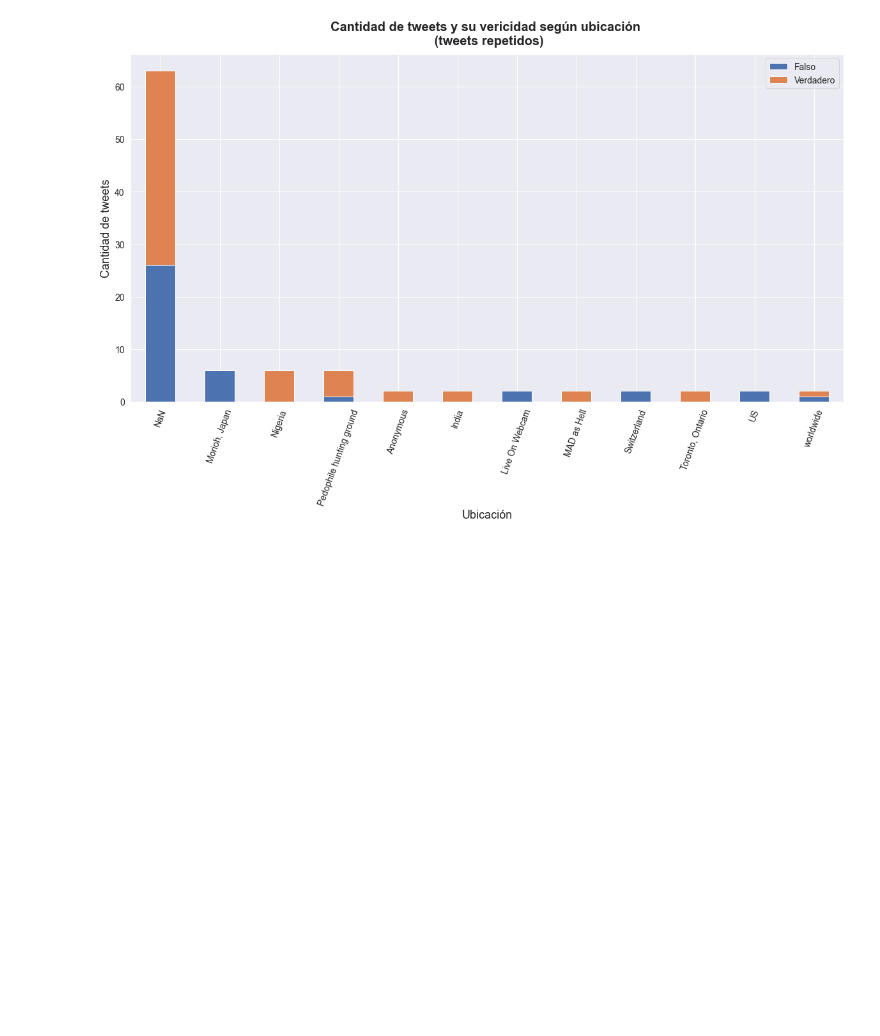
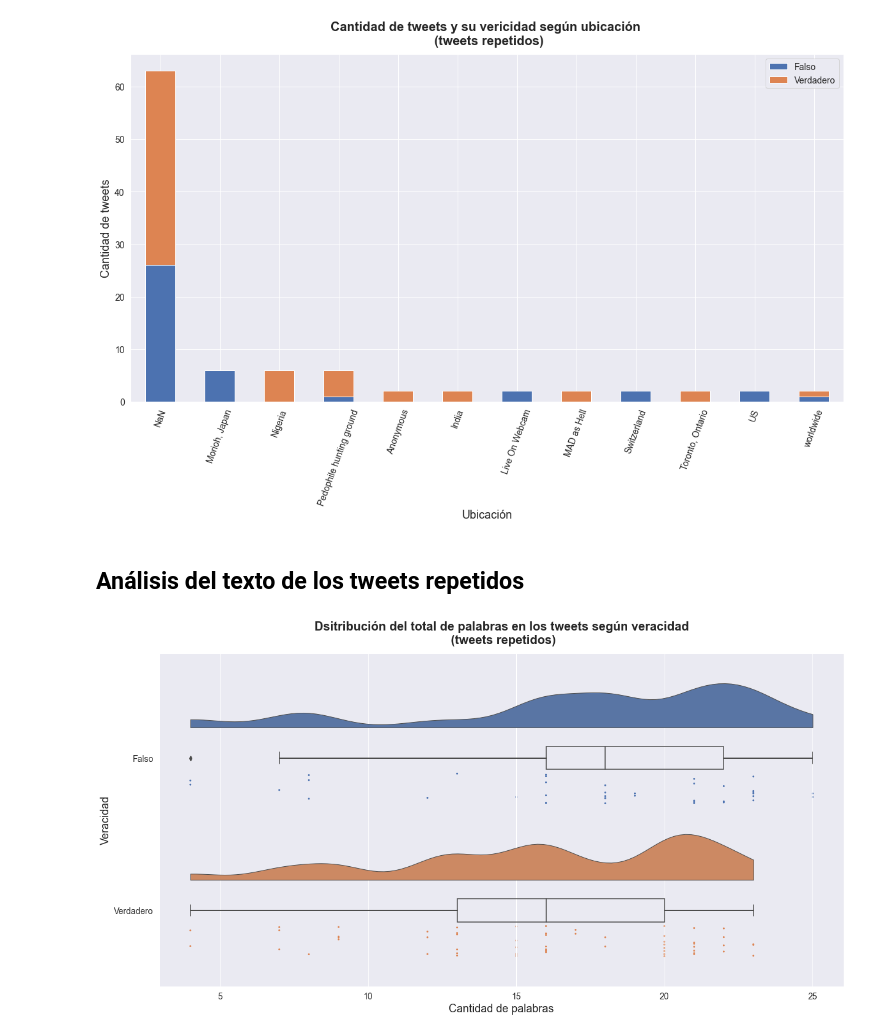
Before and after one commit to tporganizaciondedatos1c2020/TP1, a Jupyter notebook: AnalisisDeTweetsRepetidos.ipynb, the cells around one changed output. Saved outputs shown, nothing was run; the diff lists cells and outputs as text; code cells hidden in the pictures; blank space fills up the shorter version.

Commit message:
Cambios 20/5, expansión de los análisis

```diff
--- a/AnalisisDeTweetsRepetidos.ipynb
+++ b/AnalisisDeTweetsRepetidos.ipynb
@@ -124,3 +124,29 @@ plt.title('Cantidad de tweets y su vericidad según ubicación \n (tweets repeti
 plt.show()
 # %% [output]
 [figure]
+# %% [markdown]
+## Análisis del texto de los tweets repetidos
+# %%
+#Le agregamos las columnas necesarias al dataset ya agrupado y pivoteado
+grupoCantidadPalabras = grupo
+grupoCantidadPalabras['texto_normalizado'] = grupo.text.apply(lambda x : normalizar_texto(x))
+grupoCantidadPalabras['cant_palabras'] = grupoCantidadPalabras.texto_normalizado.str.count(' ') + 1
+
+#Deshacemos el pivot_table y repetimos los registros tantas veces se indique en la tercer columna
+grupoCantidadPalabras = grupoCantidadPalabras[['cant_palabras', 'Falso', 'Verdadero']].\
+    melt(id_vars = 'cant_palabras')
+grupoCantidadPalabras.set_index(['cant_palabras', 'variable'])
+grupoCantidadPalabras = grupoCantidadPalabras.\
+    loc[grupoCantidadPalabras.index.repeat(grupoCantidadPalabras.value)]
+
+#Finalmente hacemos el gráfico de la distribución
+fig, ax = plt.subplots()
+pt.RainCloud(data = grupoCantidadPalabras, x = 'variable', y = 'cant_palabras',\
+     palette = sns.color_palette(n_colors=2), move = .2, bw = .2 ,width_viol = .6, ax = ax, orient = 'h')
+plt.ylabel('Veracidad')
+plt.xlabel("Cantidad de palabras")
+plt.title('Dsitribución del total de palabras en los tweets según veracidad\n (tweets repetidos)', pad = 15)
+plt.xticks(rotation=0)
+plt.show()
+# %% [output]
+[figure, added]
```
Also changed, not shown: parts of 6 cells of this notebook, 3 other files.
